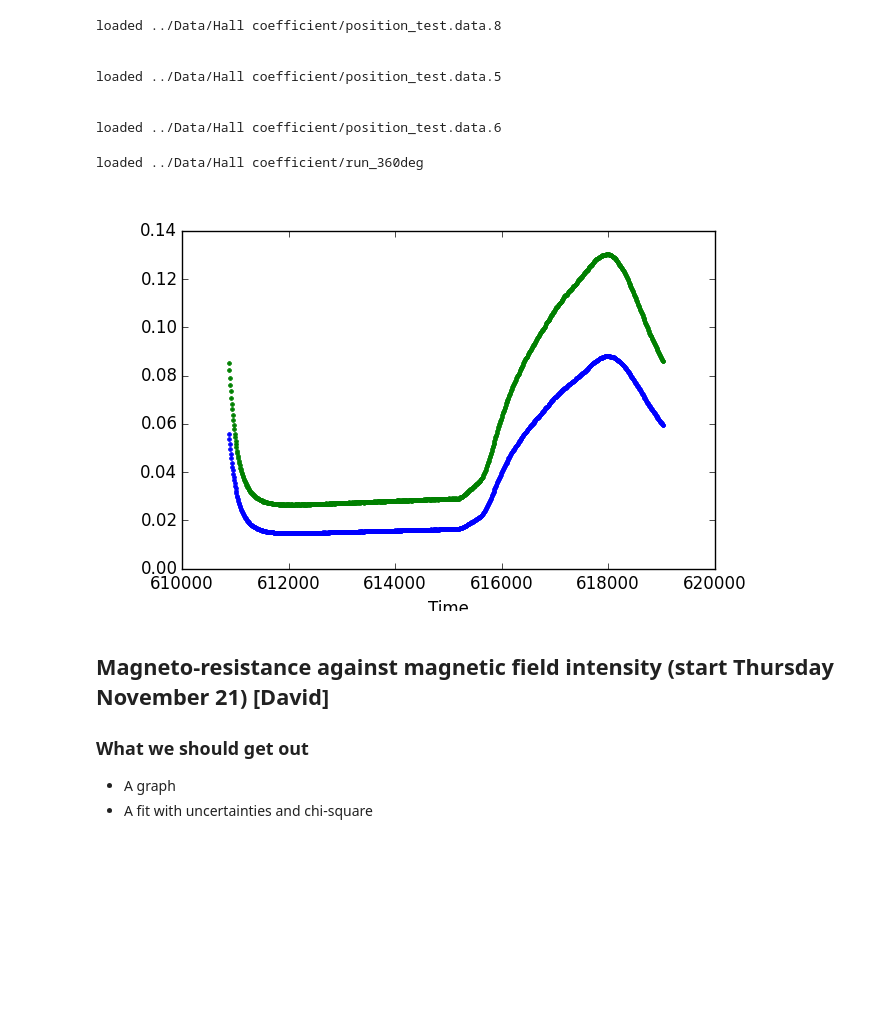
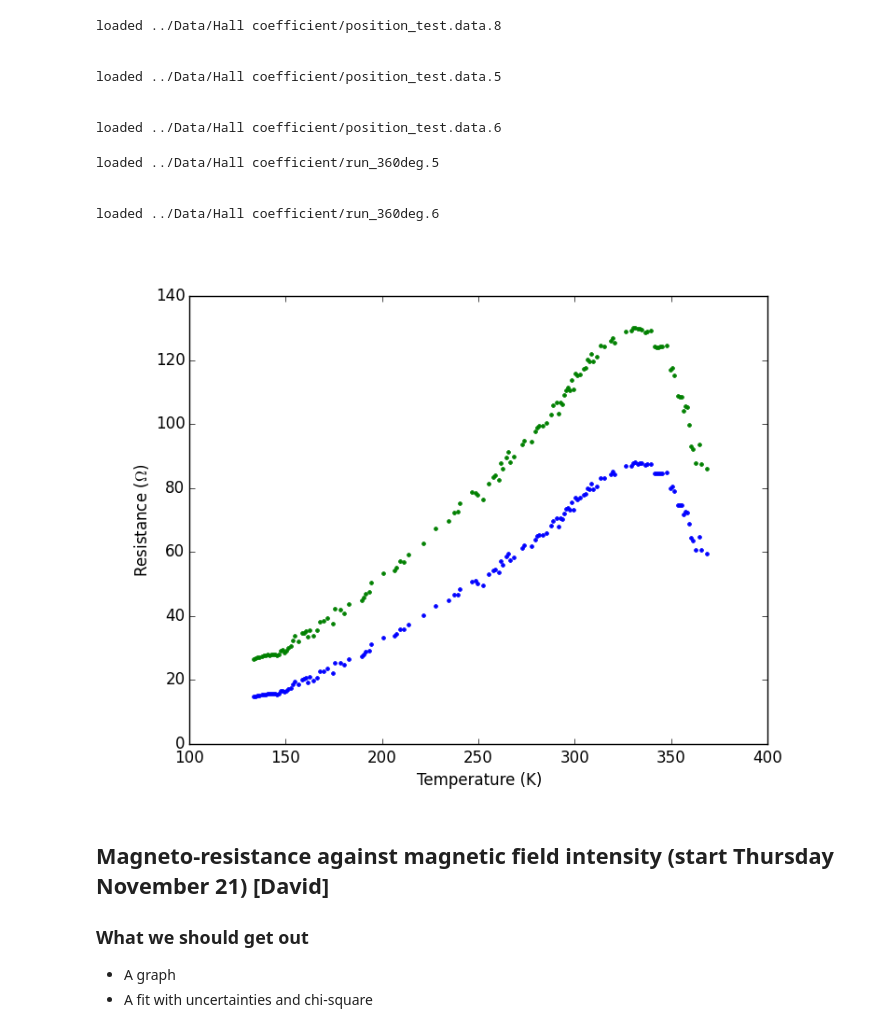
Before and after one commit to ejetzer/hall, a Jupyter notebook: Outline/Lab Outline.ipynb, the cells around one changed output. Cells and saved outputs as stored; diff of their text form; code cells hidden in the pictures; blank space fills up the shorter version.

```diff
--- a/Outline/Lab Outline.ipynb
+++ b/Outline/Lab Outline.ipynb
@@ -449,25 +485,21 @@ loaded ../Data/Hall coefficient/position_test.data.5
 
 
 loaded ../Data/Hall coefficient/position_test.data.6
-# %%
-# Looking at time evo for Hall measurements (1)
-
-data_file = '../Data/Hall coefficient/run_360deg'
-
-databox = spinmob.data.load(data_file)
-pylab.clf()
-xs = databox.c('c8') - 1447775014 # Time in seconds
-for i in range(4, 6):
-        vals = databox.c('c{:d}'.format(i))
-        #ts, ys = [x for x in xs if x < 10000], [y for x, y in zip(xs, vals) if x < 10000]
-        #print pylab.std(ys)
-        pylab.plot(xs, vals, '.')
-pylab.xlabel('Time')
-pylab.savefig('../Graphs/error_test.png')
-Image('../Graphs/error_test.png')
-# %% [output]
-loaded ../Data/Hall coefficient/run_360deg
-[figure, removed]
+# %%
+# Looking at time evo for Hall measurements (1)
+reload(simple_plot)
+
+data_files = ['../Data/Hall coefficient/run_360deg.5',
+              '../Data/Hall coefficient/run_360deg.6']
+simple_plot.simple_plot(data_files, xlabel='Temperature (K)', ylabel='Resistance ($\\Omega$)',
+                        fct=lambda x: x/0.001)
+Image('../Graphs/Simple plots/run_360deg.5.png')
+# %% [output]
+loaded ../Data/Hall coefficient/run_360deg.5
+
+
+loaded ../Data/Hall coefficient/run_360deg.6
+[figure, added]
 # %% [markdown]
 ## Magneto-resistance against magnetic field intensity (start Thursday November 21) [David]
 
```
Also changed, not shown: parts of 4 cells of this notebook, 23 other files.
